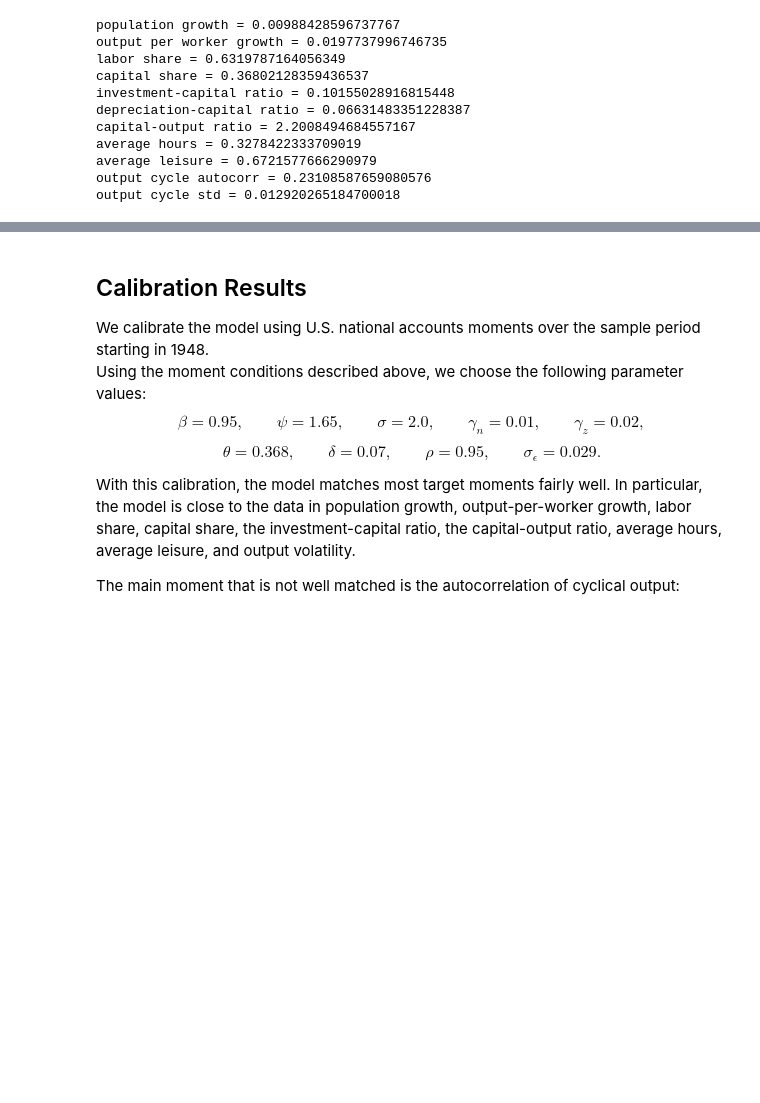
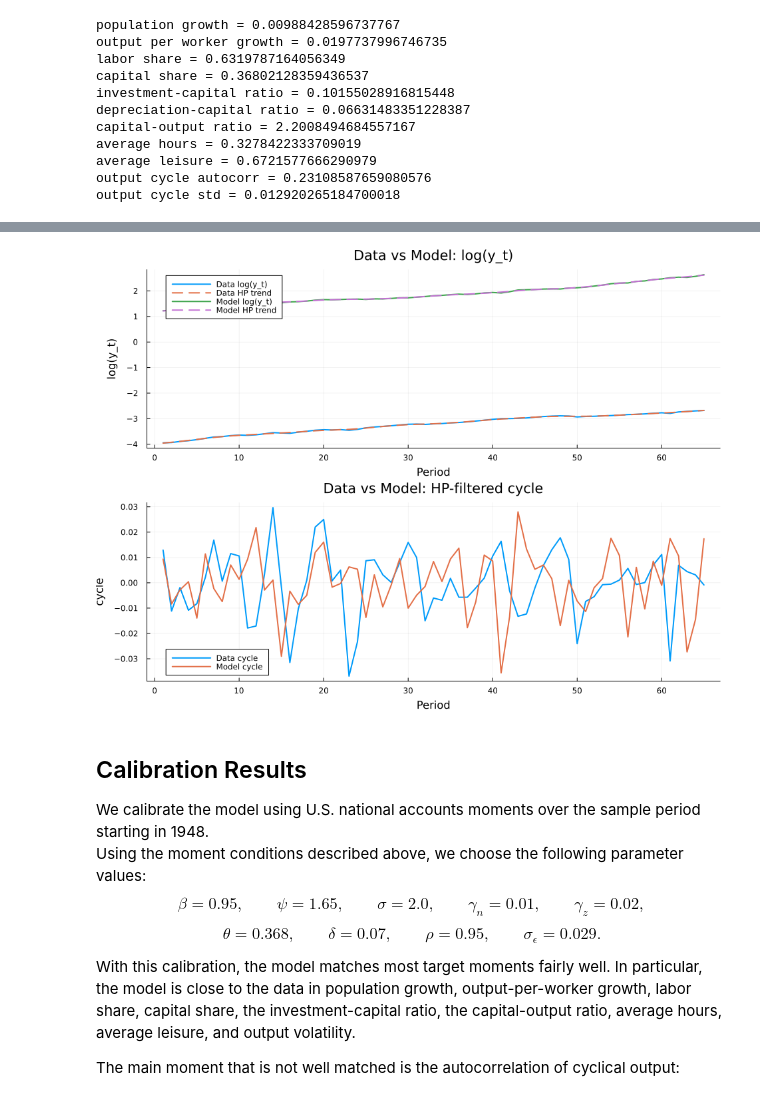
Before and after one commit to YuxuanZhao-Econ/ECON8208, a Jupyter notebook: HW5/HW5.ipynb, the cells around one changed output, grey strips where cells are left out. Drawn from its saved outputs; the diff is of its cells as text; code cells hidden in the pictures; blank space fills up the shorter version.

```diff
--- a/HW5/HW5.ipynb
+++ b/HW5/HW5.ipynb
@@ -2090,3 +2002,88 @@ plot(p_model_level, p_model_cycle, layout=(2,1), size=(900,700))
+# %%
+using Plots
+
+sim_plot = sims[1]
+
+n_show = min(200, length(df.year), length(sim_plot.c) - burn_in)
+
+if n_show < 3
+    error("Need at least 3 observations to apply HP filter. Current n_show = $n_show")
+end
+
+# -------------------
+# Data
+# -------------------
+y_data = df.gdp_real ./ df.population
+log_y_data = log.(y_data[1:n_show])
+trend_data, cycle_data = tools.hp_filter(log_y_data, hp_lambda)
+
+# -------------------
+# Model: first simulation path
+# -------------------
+y_model = sim_plot.c .+ sim_plot.x
+idx = (burn_in + 1):(burn_in + n_show)
+log_y_model = log.(y_model[idx])
+trend_model, cycle_model = tools.hp_filter(log_y_model, hp_lambda)
+
+t = 1:n_show
+
+p_level = plot(
+    t,
+    log_y_data,
+    label = "Data log(y_t)",
+    linewidth = 2,
+    xlabel = "Period",
+    ylabel = "log(y_t)",
+    title = "Data vs Model: log(y_t)"
+)
+
+plot!(
+    p_level,
+    t,
+    trend_data,
+    label = "Data HP trend",
+    linewidth = 2,
+    linestyle = :dash
+)
+
+plot!(
+    p_level,
+    t,
+    log_y_model,
+    label = "Model log(y_t)",
+    linewidth = 2
+)
+
+plot!(
+    p_level,
+    t,
+    trend_model,
+    label = "Model HP trend",
+    linewidth = 2,
+    linestyle = :dash
+)
+
+p_cycle = plot(
+    t,
+    cycle_data,
+    label = "Data cycle",
+    linewidth = 2,
+    xlabel = "Period",
+    ylabel = "cycle",
+    title = "Data vs Model: HP-filtered cycle"
+)
+
+plot!(
+    p_cycle,
+    t,
+    cycle_model,
+    label = "Model cycle",
+    linewidth = 2
+)
+
+plot(p_level, p_cycle, layout=(2,1), size=(950,700))
+# %% [output]
+[figure, added]
 # %% [markdown]
 ## Calibration Results
 
```
Also changed, not shown: parts of 3 cells of this notebook, 1 other file.
